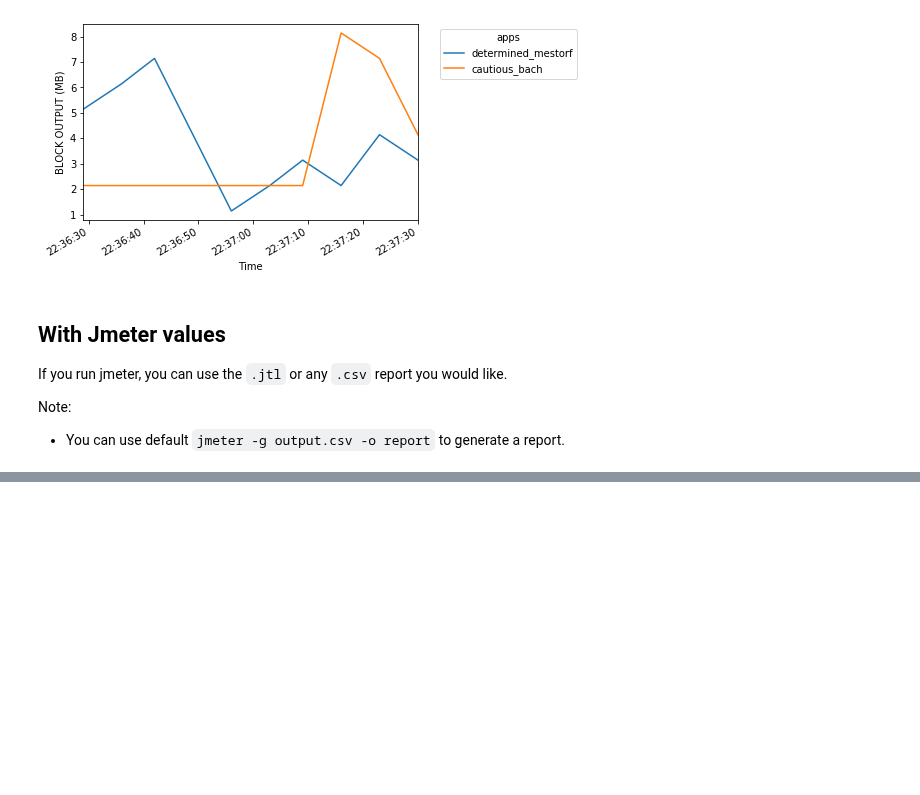
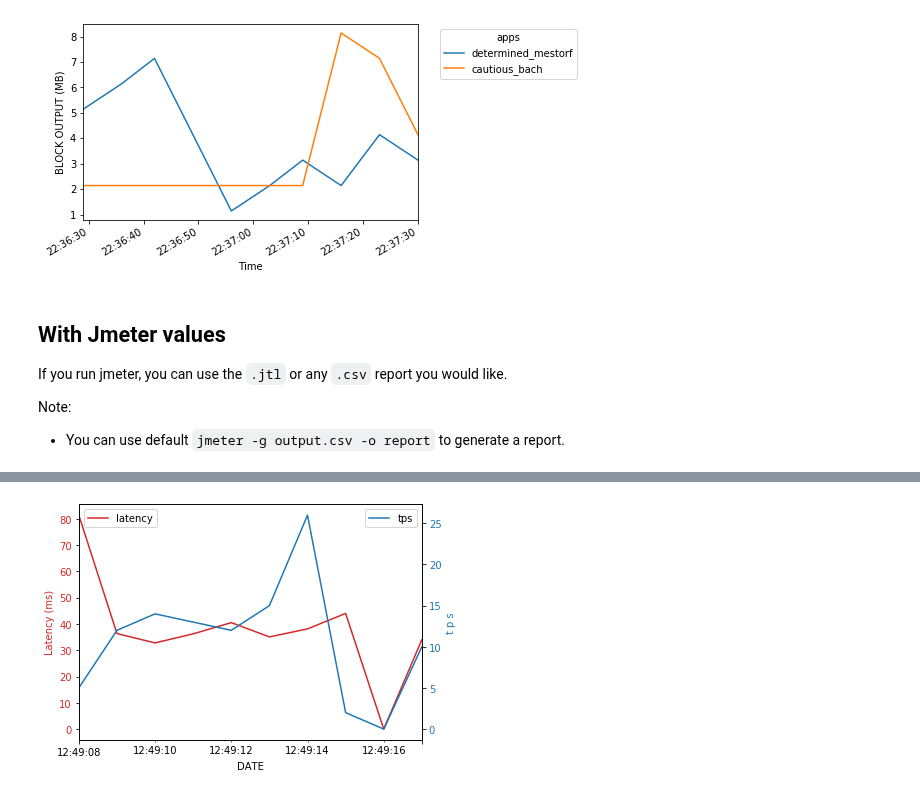
Before and after one commit to sylhare/docker-stats-graph, a Jupyter notebook: docker_stats_example.ipynb, the cells around one changed output, grey strips where cells are left out. Cells and saved outputs as stored; diff of their text form; code cells hidden in the pictures; blank space fills up the shorter version.

```diff
--- a/docker_stats_example.ipynb
+++ b/docker_stats_example.ipynb
@@ -68,0 +60,4 @@ The average response time is of                 77.211 ms
+# %%
+jm.plot_both()
+# %% [output]
+[figure, added]
```
Also changed, not shown: parts of 6 cells of this notebook, 5 other files.
